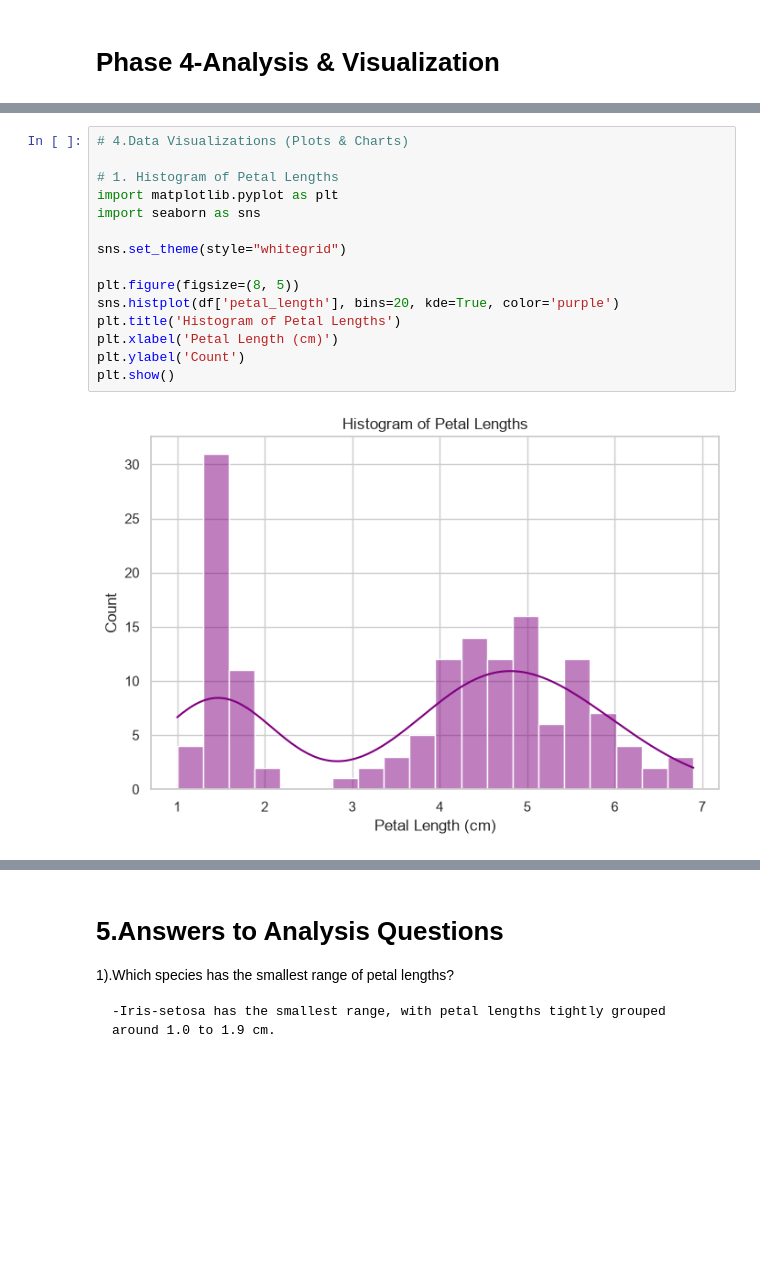
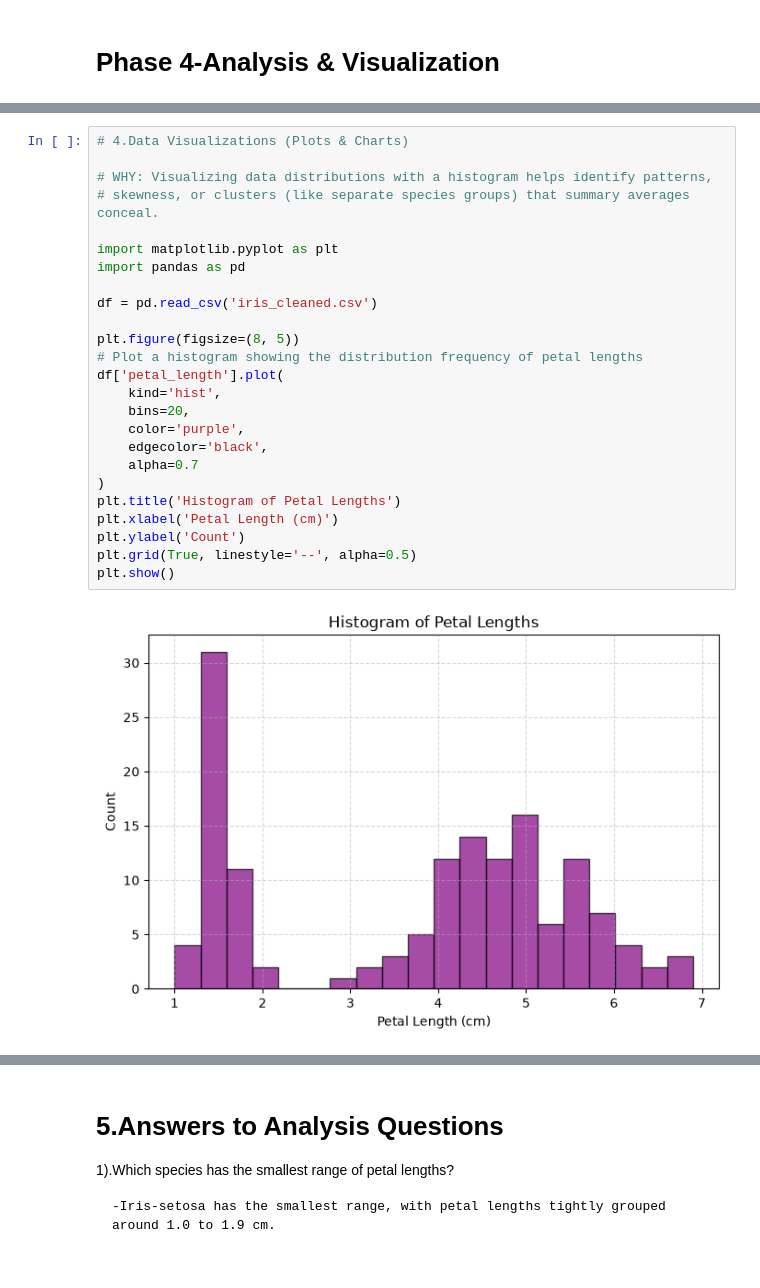
Before and after one commit to HKaurp27/iris-analysis-groupA, a Jupyter notebook: PythonFiles/Main_Iris_project.ipynb, the cells around one changed output, grey strips where cells are left out. Cells and saved outputs as stored; diff of their text form; blank space fills up the shorter version.

```diff
--- a/PythonFiles/Main_Iris_project.ipynb
+++ b/PythonFiles/Main_Iris_project.ipynb
@@ -272,18 +300,28 @@ Iris-virginica       6.604082     2.979592      5.561224     2.028571
 # %%
 # 4.Data Visualizations (Plots & Charts)
 
-# 1. Histogram of Petal Lengths
+# WHY: Visualizing data distributions with a histogram helps identify patterns,
+# skewness, or clusters (like separate species groups) that summary averages conceal.
+
 import matplotlib.pyplot as plt
-import seaborn as sns
+import pandas as pd
 
-sns.set_theme(style="whitegrid")
+df = pd.read_csv('iris_cleaned.csv')
 
 plt.figure(figsize=(8, 5))
-sns.histplot(df['petal_length'], bins=20, kde=True, color='purple')
+# Plot a histogram showing the distribution frequency of petal lengths
+df['petal_length'].plot(
+    kind='hist',
+    bins=20,
+    color='purple',
+    edgecolor='black',
+    alpha=0.7
+)
 plt.title('Histogram of Petal Lengths')
 plt.xlabel('Petal Length (cm)')
 plt.ylabel('Count')
+plt.grid(True, linestyle='--', alpha=0.5)
 plt.show()
 # %% [output]
-[figure, old version]
+[figure, new version]
 # %%
```
Also changed, not shown: parts of 14 cells of this notebook, 4 other files.
